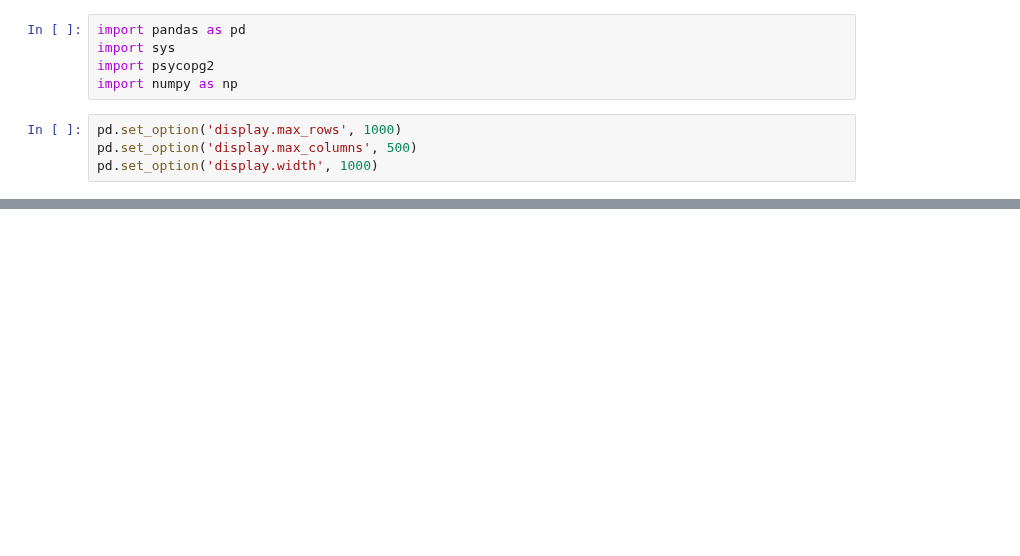
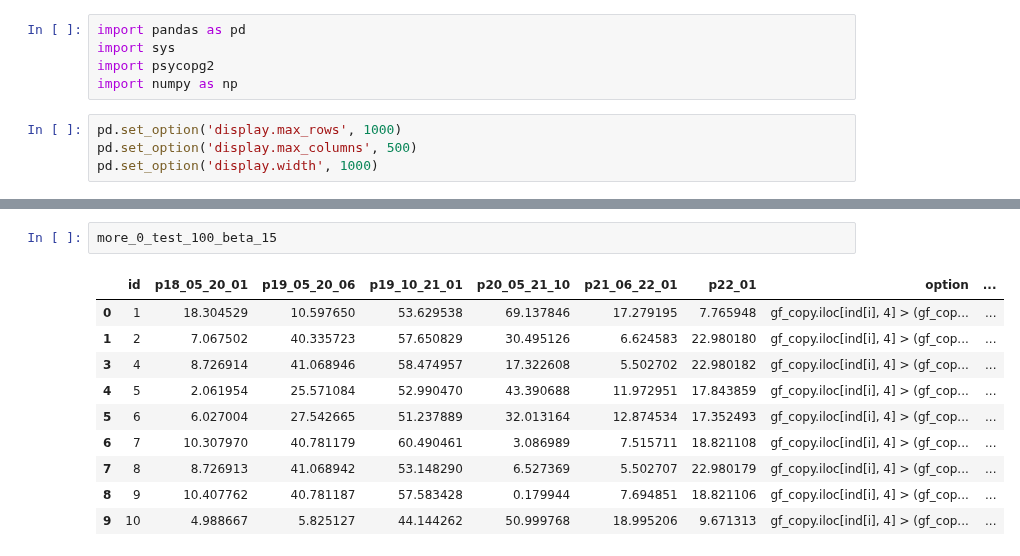
Before and after one commit to ChapnesAl/Tinkoff_Investment, a Jupyter notebook: analyse_str/market_divir/jup_market_div/analyse_sql_table.ipynb, the cells around one changed output, grey strips where cells are left out. Cells and saved outputs as stored; diff of their text form; blank space fills up the shorter version.

```diff
--- a/analyse_str/market_divir/jup_market_div/analyse_sql_table.ipynb
+++ b/analyse_str/market_divir/jup_market_div/analyse_sql_table.ipynb
@@ -143,0 +225,13 @@ array([], dtype=object)
+# %%
+more_0_test_100_beta_15
+# %% [output]
+|  | id | p18_05_20_01 | p19_05_20_06 | p19_10_21_01 | p20_05_21_10 | p21_06_22_01 | p22_01 | option | ... |
+| 0 | 1 | 18.304529 | 10.597650 | 53.629538 | 69.137846 | 17.279195 | 7.765948 | gf_copy.iloc[ind[i], 4] > (gf_cop... | ... |
+| 1 | 2 | 7.067502 | 40.335723 | 57.650829 | 30.495126 | 6.624583 | 22.980180 | gf_copy.iloc[ind[i], 4] > (gf_cop... | ... |
+| 3 | 4 | 8.726914 | 41.068946 | 58.474957 | 17.322608 | 5.502702 | 22.980182 | gf_copy.iloc[ind[i], 4] > (gf_cop... | ... |
+| 4 | 5 | 2.061954 | 25.571084 | 52.990470 | 43.390688 | 11.972951 | 17.843859 | gf_copy.iloc[ind[i], 4] > (gf_cop... | ... |
+| 5 | 6 | 6.027004 | 27.542665 | 51.237889 | 32.013164 | 12.874534 | 17.352493 | gf_copy.iloc[ind[i], 4] > (gf_cop... | ... |
+| 6 | 7 | 10.307970 | 40.781179 | 60.490461 | 3.086989 | 7.515711 | 18.821108 | gf_copy.iloc[ind[i], 4] > (gf_cop... | ... |
+| 7 | 8 | 8.726913 | 41.068942 | 53.148290 | 6.527369 | 5.502707 | 22.980179 | gf_copy.iloc[ind[i], 4] > (gf_cop... | ... |
+| 8 | 9 | 10.407762 | 40.781187 | 57.583428 | 0.179944 | 7.694851 | 18.821106 | gf_copy.iloc[ind[i], 4] > (gf_cop... | ... |
+| 9 | 10 | 4.988667 | 5.825127 | 44.144262 | 50.999768 | 18.995206 | 9.671313 | gf_copy.iloc[ind[i], 4] > (gf_cop... | ... |
```
Also changed, not shown: parts of 45 cells of this notebook, 18 other files.
